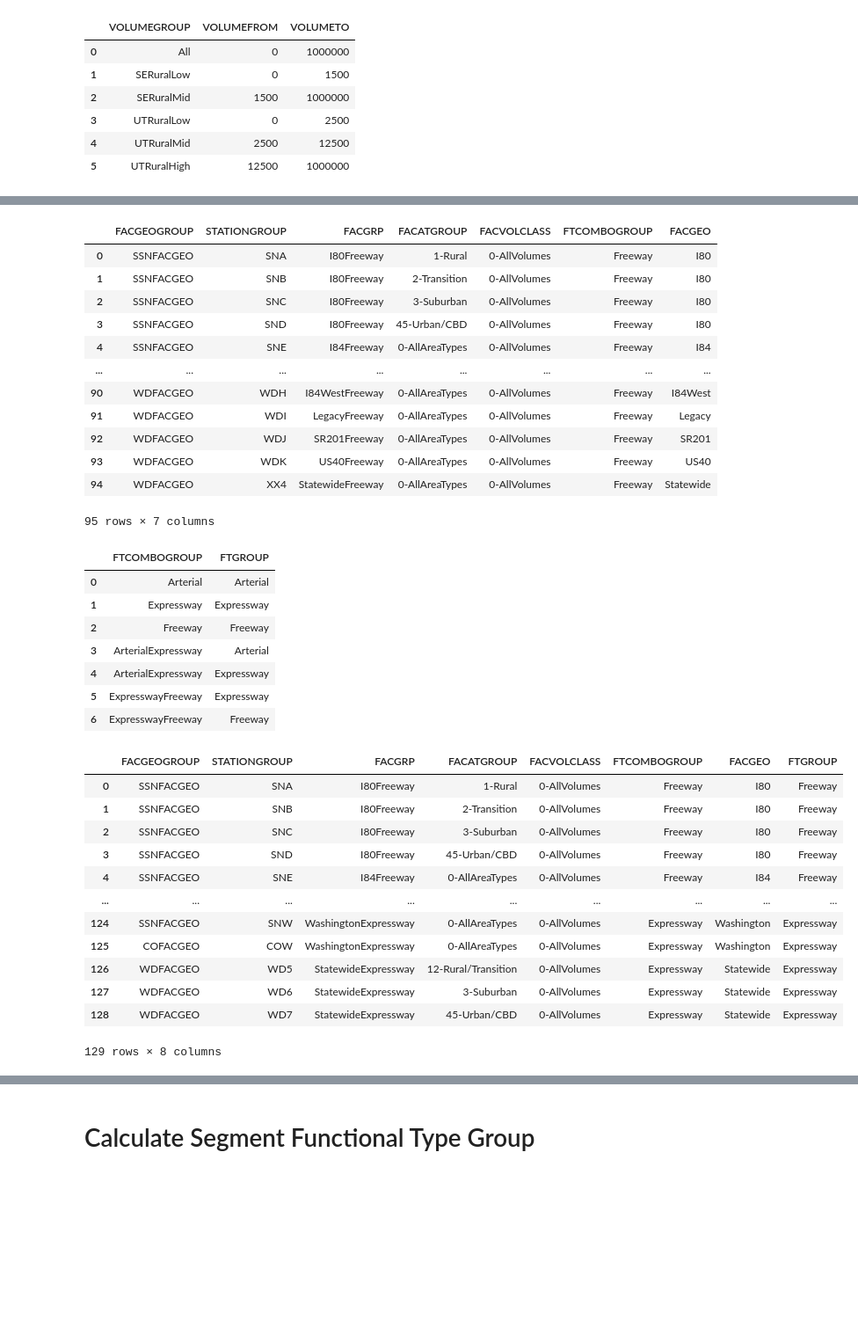
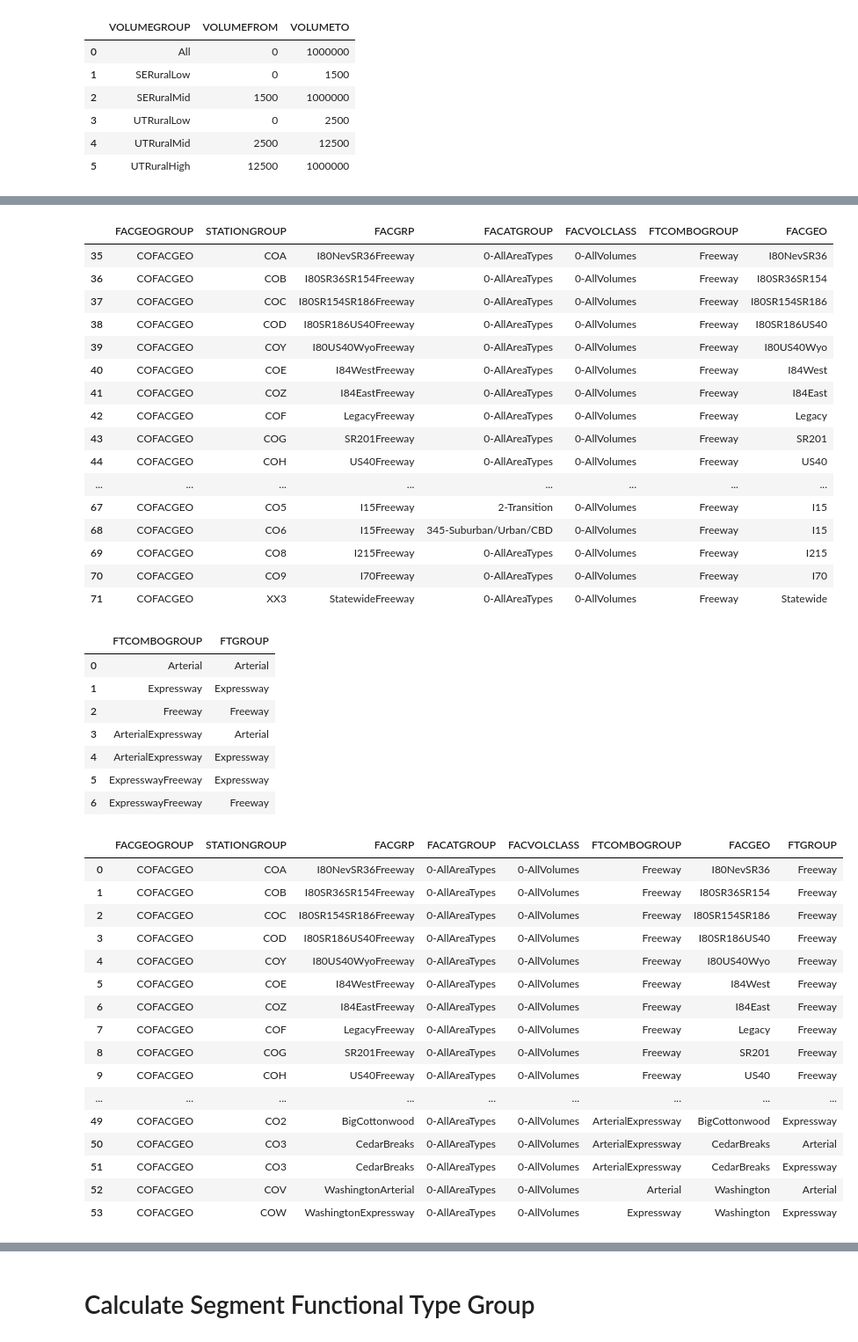
Before and after one commit to WFRCAnalytics/DATA-UDOT-Segment-Factors, a Jupyter notebook: 8_Assign-Segments-To-CCS-Groups.ipynb, the cells around one changed output, grey strips where cells are left out. Shown at 88% size. Saved outputs shown, nothing was run; the diff lists cells and outputs as text; code cells hidden in the pictures; blank space fills up the shorter version.

Commit message:
Add factors to new seg file

```diff
--- a/8_Assign-Segments-To-CCS-Groups.ipynb
+++ b/8_Assign-Segments-To-CCS-Groups.ipynb
@@ -37,7 +37,8 @@ sDOWFieldName   = 'DOWFLDNM'
 sSGFieldName    = 'SGFLDNM'
 
 #for the geography shapefile, what are all the column names for the various factor geographies
-lGeoFieldNames  = ['WDFACGEO','SSNFACGEO','COFACGEO']
+#lGeoFieldNames  = ['WDFACGEO','SSNFACGEO','COFACGEO']
+lGeoFieldNames  = ['COFACGEO'] # for update only get combined factors
 # %%
 ProcessGDB = "process.gdb"
 
@@ -78,6 +79,10 @@ prmFacGrpVolClassToVolGrp                 = pd.read_csv(os.path.join(dirParams,
 prmStationGrpToFacGrpFields               = pd.read_csv(os.path.join(dirParams, r'station_group_to_facgroup.csv'                 )                      )
 prmStationGrpToFacGrpFieldsFacGeoOverride = pd.read_csv(os.path.join(dirParams, r'station_group_to_facgroup_facgeo_overrides.csv'),dtype = {'ROUTE':str})
 prmFacATGrpToAreaType                     = pd.read_csv(os.path.join(dirParams, r'area_type_group_to_area_type.csv'              )                      )
+
+# filter by groupings we're only going to use in this update: lGeoFieldNames
+prmStationGrpToFacGrpFields = prmStationGrpToFacGrpFields[prmStationGrpToFacGrpFields['FACGEOGROUP'].isin(lGeoFieldNames)]
+prmStationGrpToFacGrpFieldsFacGeoOverride = prmStationGrpToFacGrpFieldsFacGeoOverride[prmStationGrpToFacGrpFieldsFacGeoOverride['FACGEOGROUP'].isin(lGeoFieldNames)]
 # %%
 #read segment files
 sdfSegmentsAll      = pd.DataFrame.spatial.from_featureclass(os.path.join(dirInput, r"master\Final_Segments\Final_Segments.shp"))
@@ -155,52 +164,60 @@ prmStationGrpToFacGrpFields.loc[prmStationGrpToFacGrpFields['FACGEO']=='','FACGE
 prmStationGrpToFacGrpFields
 # %% [output]
 |  | FACGEOGROUP | STATIONGROUP | FACGRP | FACATGROUP | FACVOLCLASS | FTCOMBOGROUP | FACGEO |
-| 0 | SSNFACGEO | SNA | I80Freeway | 1-Rural | 0-AllVolumes | Freeway | I80 |
-| 1 | SSNFACGEO | SNB | I80Freeway | 2-Transition | 0-AllVolumes | Freeway | I80 |
-| 2 | SSNFACGEO | SNC | I80Freeway | 3-Suburban | 0-AllVolumes | Freeway | I80 |
-| 3 | SSNFACGEO | SND | I80Freeway | 45-Urban/CBD | 0-AllVolumes | Freeway | I80 |
-| 4 | SSNFACGEO | SNE | I84Freeway | 0-AllAreaTypes | 0-AllVolumes | Freeway | I84 |
+| 35 | COFACGEO | COA | I80NevSR36Freeway | 0-AllAreaTypes | 0-AllVolumes | Freeway | I80NevSR36 |
+| 36 | COFACGEO | COB | I80SR36SR154Freeway | 0-AllAreaTypes | 0-AllVolumes | Freeway | I80SR36SR154 |
+| 37 | COFACGEO | COC | I80SR154SR186Freeway | 0-AllAreaTypes | 0-AllVolumes | Freeway | I80SR154SR186 |
+| 38 | COFACGEO | COD | I80SR186US40Freeway | 0-AllAreaTypes | 0-AllVolumes | Freeway | I80SR186US40 |
+| 39 | COFACGEO | COY | I80US40WyoFreeway | 0-AllAreaTypes | 0-AllVolumes | Freeway | I80US40Wyo |
+| 40 | COFACGEO | COE | I84WestFreeway | 0-AllAreaTypes | 0-AllVolumes | Freeway | I84West |
+| 41 | COFACGEO | COZ | I84EastFreeway | 0-AllAreaTypes | 0-AllVolumes | Freeway | I84East |
+| 42 | COFACGEO | COF | LegacyFreeway | 0-AllAreaTypes | 0-AllVolumes | Freeway | Legacy |
+| 43 | COFACGEO | COG | SR201Freeway | 0-AllAreaTypes | 0-AllVolumes | Freeway | SR201 |
+| 44 | COFACGEO | COH | US40Freeway | 0-AllAreaTypes | 0-AllVolumes | Freeway | US40 |
 | ... | ... | ... | ... | ... | ... | ... | ... |
-| 90 | WDFACGEO | WDH | I84WestFreeway | 0-AllAreaTypes | 0-AllVolumes | Freeway | I84West |
-| 91 | WDFACGEO | WDI | LegacyFreeway | 0-AllAreaTypes | 0-AllVolumes | Freeway | Legacy |
-| 92 | WDFACGEO | WDJ | SR201Freeway | 0-AllAreaTypes | 0-AllVolumes | Freeway | SR201 |
-| 93 | WDFACGEO | WDK | US40Freeway | 0-AllAreaTypes | 0-AllVolumes | Freeway | US40 |
-| 94 | WDFACGEO | XX4 | StatewideFreeway | 0-AllAreaTypes | 0-AllVolumes | Freeway | Statewide |
+| 67 | COFACGEO | CO5 | I15Freeway | 2-Transition | 0-AllVolumes | Freeway | I15 |
+| 68 | COFACGEO | CO6 | I15Freeway | 345-Suburban/Urban/CBD | 0-AllVolumes | Freeway | I15 |
+| 69 | COFACGEO | CO8 | I215Freeway | 0-AllAreaTypes | 0-AllVolumes | Freeway | I215 |
+| 70 | COFACGEO | CO9 | I70Freeway | 0-AllAreaTypes | 0-AllVolumes | Freeway | I70 |
+| 71 | COFACGEO | XX3 | StatewideFreeway | 0-AllAreaTypes | 0-AllVolumes | Freeway | Statewide |
-95 rows × 7 columns
 # %%
 #split up combined FT Groups
 
 dFTComboToFTGroup = {
      'FTCOMBOGROUP' : ['Arterial','Expressway','Freeway','ArterialExpressway','ArterialExpressway','ExpresswayFreeway','ExpresswayFreeway'],
      'FTGROUP':       ['Arterial','Expressway','Freeway','Arterial'          ,'Expressway'        ,'Expressway'       ,'Freeway'          ]
 }
 dfFTComboToFTGroup = pd.DataFrame(dFTComboToFTGroup)
 display(dfFTComboToFTGroup)
 
 prmStationGrpToFacGrpFields = pd.DataFrame.merge(prmStationGrpToFacGrpFields,dfFTComboToFTGroup,on='FTCOMBOGROUP')
-prmStationGrpToFacGrpFields
+display(prmStationGrpToFacGrpFields)
 # %% [output]
 |  | FTCOMBOGROUP | FTGROUP |
 | 0 | Arterial | Arterial |
 | 1 | Expressway | Expressway |
 | 2 | Freeway | Freeway |
 | 3 | ArterialExpressway | Arterial |
 | 4 | ArterialExpressway | Expressway |
 | 5 | ExpresswayFreeway | Expressway |
 | 6 | ExpresswayFreeway | Freeway |
 |  | FACGEOGROUP | STATIONGROUP | FACGRP | FACATGROUP | FACVOLCLASS | FTCOMBOGROUP | FACGEO | FTGROUP |
-| 0 | SSNFACGEO | SNA | I80Freeway | 1-Rural | 0-AllVolumes | Freeway | I80 | Freeway |
-| 1 | SSNFACGEO | SNB | I80Freeway | 2-Transition | 0-AllVolumes | Freeway | I80 | Freeway |
-| 2 | SSNFACGEO | SNC | I80Freeway | 3-Suburban | 0-AllVolumes | Freeway | I80 | Freeway |
-| 3 | SSNFACGEO | SND | I80Freeway | 45-Urban/CBD | 0-AllVolumes | Freeway | I80 | Freeway |
-| 4 | SSNFACGEO | SNE | I84Freeway | 0-AllAreaTypes | 0-AllVolumes | Freeway | I84 | Freeway |
+| 0 | COFACGEO | COA | I80NevSR36Freeway | 0-AllAreaTypes | 0-AllVolumes | Freeway | I80NevSR36 | Freeway |
+| 1 | COFACGEO | COB | I80SR36SR154Freeway | 0-AllAreaTypes | 0-AllVolumes | Freeway | I80SR36SR154 | Freeway |
+| 2 | COFACGEO | COC | I80SR154SR186Freeway | 0-AllAreaTypes | 0-AllVolumes | Freeway | I80SR154SR186 | Freeway |
+| 3 | COFACGEO | COD | I80SR186US40Freeway | 0-AllAreaTypes | 0-AllVolumes | Freeway | I80SR186US40 | Freeway |
+| 4 | COFACGEO | COY | I80US40WyoFreeway | 0-AllAreaTypes | 0-AllVolumes | Freeway | I80US40Wyo | Freeway |
+| 5 | COFACGEO | COE | I84WestFreeway | 0-AllAreaTypes | 0-AllVolumes | Freeway | I84West | Freeway |
+| 6 | COFACGEO | COZ | I84EastFreeway | 0-AllAreaTypes | 0-AllVolumes | Freeway | I84East | Freeway |
+| 7 | COFACGEO | COF | LegacyFreeway | 0-AllAreaTypes | 0-AllVolumes | Freeway | Legacy | Freeway |
+| 8 | COFACGEO | COG | SR201Freeway | 0-AllAreaTypes | 0-AllVolumes | Freeway | SR201 | Freeway |
+| 9 | COFACGEO | COH | US40Freeway | 0-AllAreaTypes | 0-AllVolumes | Freeway | US40 | Freeway |
 | ... | ... | ... | ... | ... | ... | ... | ... | ... |
-| 124 | SSNFACGEO | SNW | WashingtonExpressway | 0-AllAreaTypes | 0-AllVolumes | Expressway | Washington | Expressway |
-| 125 | COFACGEO | COW | WashingtonExpressway | 0-AllAreaTypes | 0-AllVolumes | Expressway | Washington | Expressway |
-| 126 | WDFACGEO | WD5 | StatewideExpressway | 12-Rural/Transition | 0-AllVolumes | Expressway | Statewide | Expressway |
-| 127 | WDFACGEO | WD6 | StatewideExpressway | 3-Suburban | 0-AllVolumes | Expressway | Statewide | Expressway |
-| 128 | WDFACGEO | WD7 | StatewideExpressway | 45-Urban/CBD | 0-AllVolumes | Expressway | Statewide | Expressway |
+| 49 | COFACGEO | CO2 | BigCottonwood | 0-AllAreaTypes | 0-AllVolumes | ArterialExpressway | BigCottonwood | Expressway |
+| 50 | COFACGEO | CO3 | CedarBreaks | 0-AllAreaTypes | 0-AllVolumes | ArterialExpressway | CedarBreaks | Arterial |
+| 51 | COFACGEO | CO3 | CedarBreaks | 0-AllAreaTypes | 0-AllVolumes | ArterialExpressway | CedarBreaks | Expressway |
+| 52 | COFACGEO | COV | WashingtonArterial | 0-AllAreaTypes | 0-AllVolumes | Arterial | Washington | Arterial |
+| 53 | COFACGEO | COW | WashingtonExpressway | 0-AllAreaTypes | 0-AllVolumes | Expressway | Washington | Expressway |
-129 rows × 8 columns
 # %%
 prmStationGrpToFacGrpFieldsAT = pd.DataFrame.merge(prmStationGrpToFacGrpFields,prmFacATGrpToAreaType,on='FACATGROUP')
 prmStationGrpToFacGrpFieldsAT
```
Also changed, not shown: parts of 35 cells of this notebook, 40 other files.
